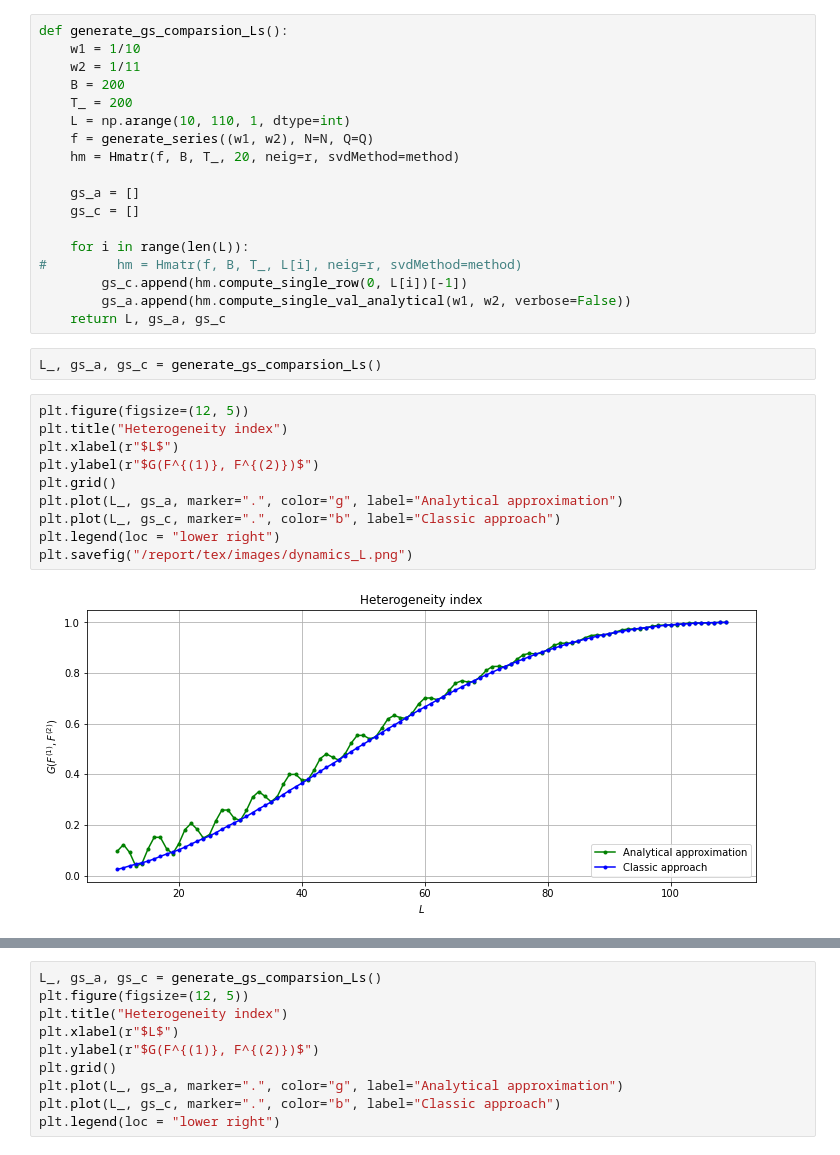
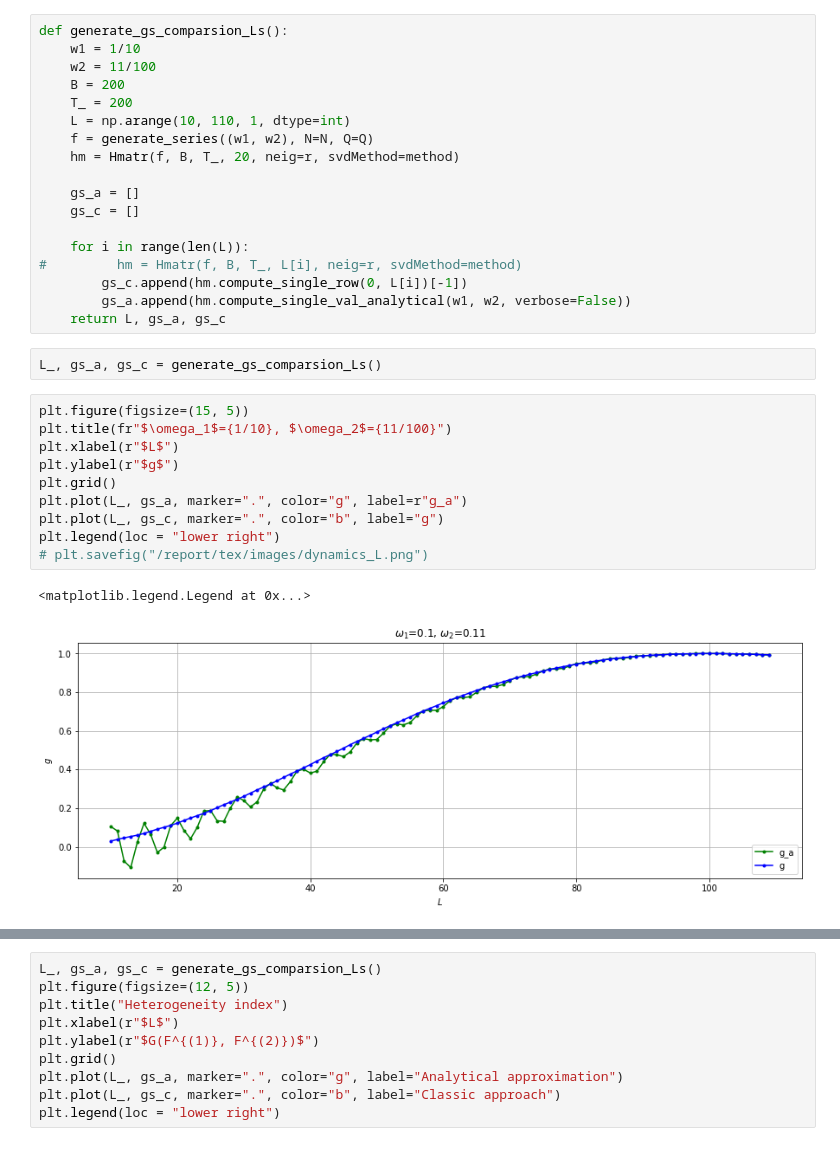
Before and after one commit to Loulaan/researchWork, a Jupyter notebook: Analytical.ipynb, the cells around one changed output, grey strips where cells are left out. Drawn from its saved outputs; the diff is of its cells as text.

```diff
--- a/Analytical.ipynb
+++ b/Analytical.ipynb
@@ -379,7 +394,7 @@ plt.legend(loc = "lower left")
 # %%
 def generate_gs_comparsion_Ls():
     w1 = 1/10
-    w2 = 1/11
+    w2 = 11/100
     B = 200
     T_ = 200
     L = np.arange(10, 110, 1, dtype=int)
@@ -397,14 +412,15 @@ def generate_gs_comparsion_Ls():
 # %%
 L_, gs_a, gs_c = generate_gs_comparsion_Ls()
 # %%
-plt.figure(figsize=(12, 5))
-plt.title("Heterogeneity index")
+plt.figure(figsize=(15, 5))
+plt.title(fr"$\omega_1$={1/10}, $\omega_2$={11/100}")
 plt.xlabel(r"$L$")
-plt.ylabel(r"$G(F^{(1)}, F^{(2)})$")
+plt.ylabel(r"$g$")
 plt.grid()
-plt.plot(L_, gs_a, marker=".", color="g", label="Analytical approximation")
-plt.plot(L_, gs_c, marker=".", color="b", label="Classic approach")
+plt.plot(L_, gs_a, marker=".", color="g", label=r"g_a")
+plt.plot(L_, gs_c, marker=".", color="b", label="g")
 plt.legend(loc = "lower right")
-plt.savefig("/report/tex/images/dynamics_L.png")
+# plt.savefig("/report/tex/images/dynamics_L.png")
 # %% [output]
+<matplotlib.legend.Legend at 0x...>
-[figure, old version]
+[figure, new version]
```
Also changed, not shown: parts of 16 cells of this notebook, 42 other files.
